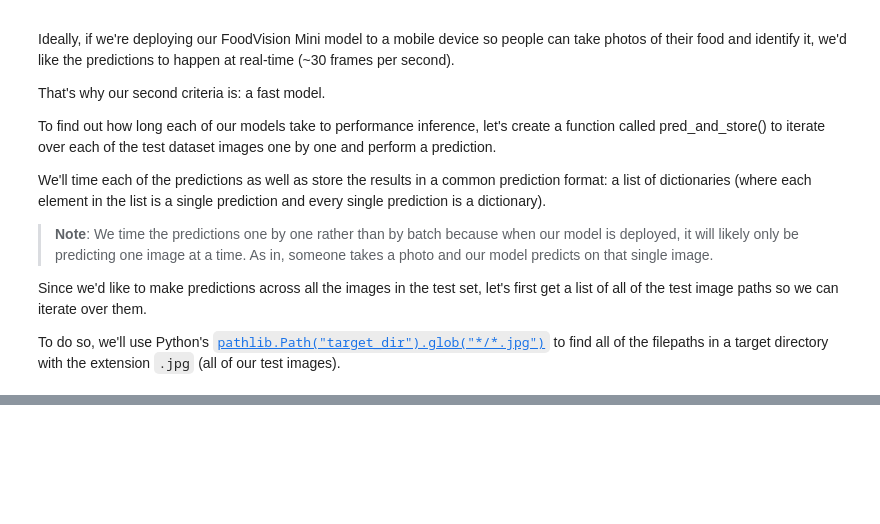
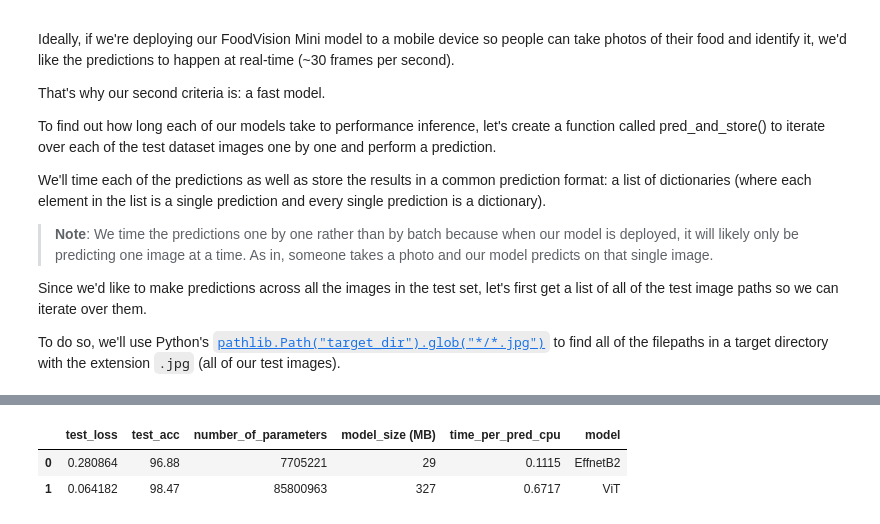
Before and after one commit to yhs2773/PyTorch-for-Deep-Learning-Machine-Learning-Full-Course, a Jupyter notebook: notebooks/09_pytorch_model_deployment.ipynb, the cells around one changed output, grey strips where cells are left out. Saved outputs shown, nothing was run; the diff lists cells and outputs as text; code cells hidden in the pictures; blank space fills up the shorter version.

```diff
--- a/notebooks/09_pytorch_model_deployment.ipynb
+++ b/notebooks/09_pytorch_model_deployment.ipynb
@@ -931,0 +1214,4 @@ test_data_paths[:5]
+# %%
+# Calculate the average time per prediction for the ViT model
+vit_average_time_per_pred = round(vit_test_pred_df.time_for_pred.mean(), 4)
+print(f"ViT average time per prediction: {vit_average_time_per_pred} seconds")
@@ -931,0 +1226,4 @@ test_data_paths[:5]
+# %%
+# Add average prediction time for ViT model on CPU
+vit_stats["time_per_pred_cpu"] = vit_average_time_per_pred
+vit_stats
@@ -931,0 +1246,15 @@ test_data_paths[:5]
+# %%
+# Turn stat dictionaries into DataFrame
+df = pd.DataFrame([effnetb2_stats, vit_stats])
+
+# Add column for model names
+df["model"] = ["EffnetB2", "ViT"]
+
+# Convert accuracy to percentages
+df["test_acc"] = round(df["test_acc"] * 100, 2)
+
+df
+# %% [output]
+|  | test_loss | test_acc | number_of_parameters | model_size (MB) | time_per_pred_cpu | model |
+| 0 | 0.280864 | 96.88 | 7705221 | 29 | 0.1115 | EffnetB2 |
+| 1 | 0.064182 | 98.47 | 85800963 | 327 | 0.6717 | ViT |
```
Also changed, not shown: parts of 40 cells of this notebook.
